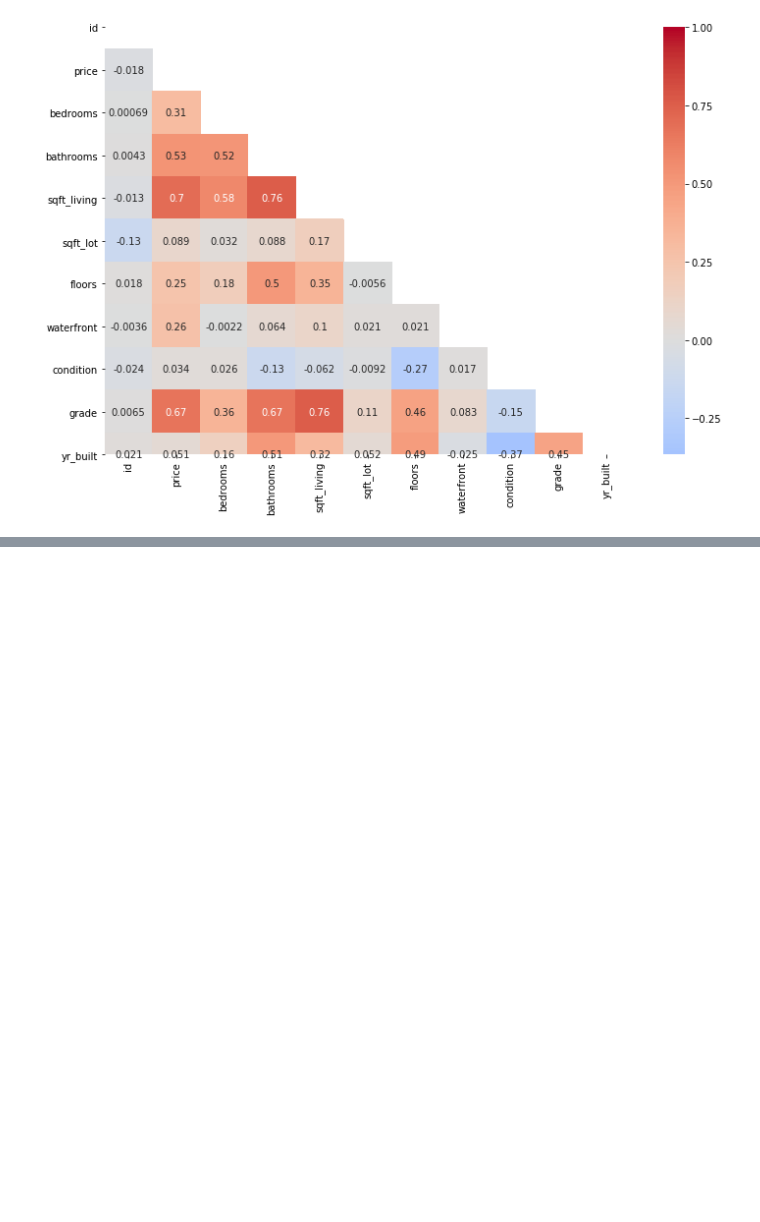
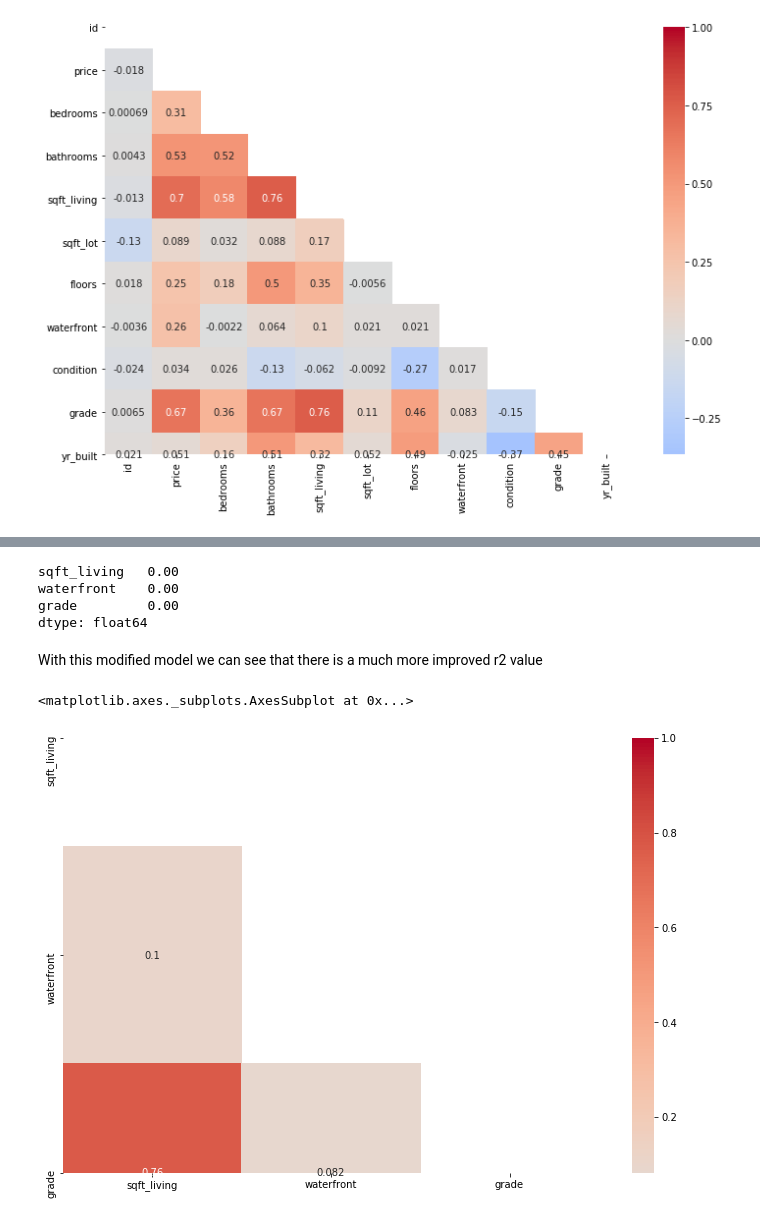
Before and after one commit to IsabelJoseph101/housing_price_predictor, a Jupyter notebook: kc_nb.ipynb, the cells around one changed output, grey strips where cells are left out. Saved outputs shown, nothing was run; the diff lists cells and outputs as text; code cells hidden in the pictures; blank space fills up the shorter version.

```diff
--- a/kc_nb.ipynb
+++ b/kc_nb.ipynb
@@ -522,0 +546,4 @@ lin_reg.score(X_test,y_test)
+# %%
+#removing all the columns that gave a negative coefficient
+X_train.drop(['id','bedrooms','bathrooms','floors','yr_built'], axis=1, inplace=True)
+X_test.drop(['id','bedrooms','bathrooms','floors','yr_built'], axis=1, inplace=True)
@@ -522,0 +591,17 @@ lin_reg.score(X_test,y_test)
+# %%
+results.pvalues
+# %% [output]
+sqft_living   0.00
+waterfront    0.00
+grade         0.00
+dtype: float64
+# %% [markdown]
+With this modified model we can see that there is a much more improved r2 value
+# %%
+#correlation heatmap with predictor variables to check if they correlate with each other
+plt.figure(figsize=(12,8))
+matrix = np.triu(X_train.corr())
+sns.heatmap(X_train.corr(), annot = True,center= 0, cmap= 'coolwarm',mask=matrix)
+# %% [output]
+<matplotlib.axes._subplots.AxesSubplot at 0x...>
+[figure, added]
```
Also changed, not shown: parts of 41 cells of this notebook.
